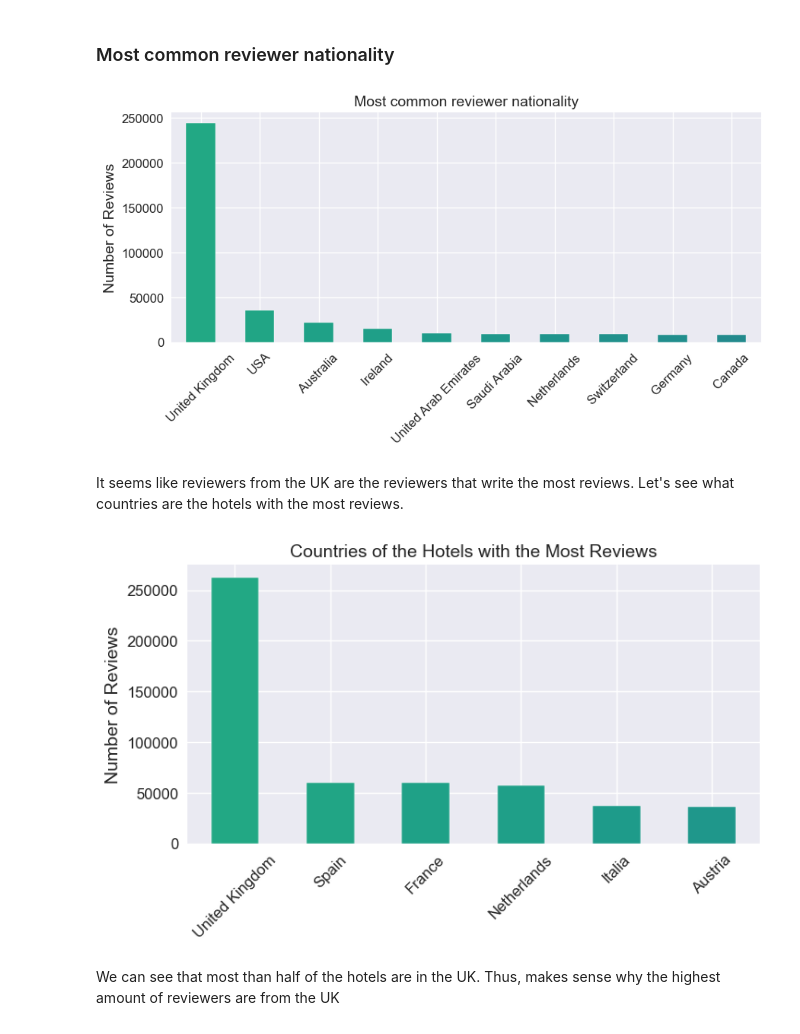
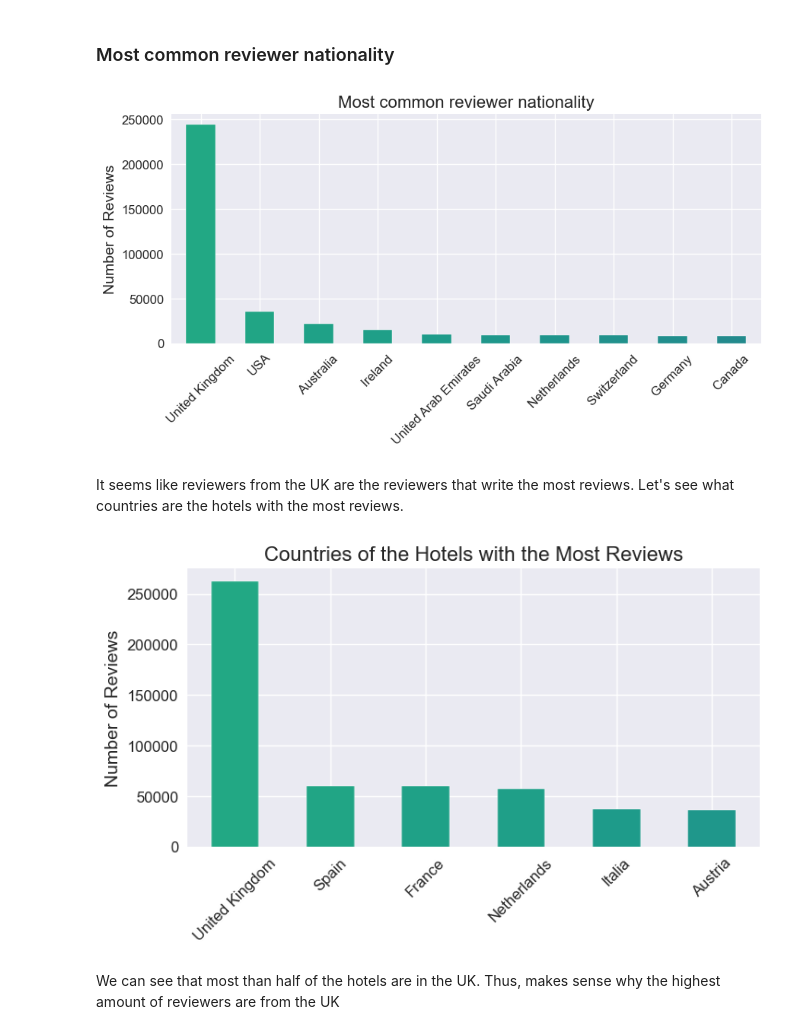
Before and after one commit to ismael-araujo/Hotel-Reviews-Analysis-Using-NLP, a Jupyter notebook: preprossessing/eda.ipynb, the cells around one changed output. Saved outputs shown, nothing was run; the diff lists cells and outputs as text; code cells hidden in the pictures.

```diff
--- a/preprossessing/eda.ipynb
+++ b/preprossessing/eda.ipynb
@@ -441,30 +441,30 @@ plt.style.use('seaborn')
 plt.figure(figsize=(10,4), dpi=100)
 df['Reviewer_Nationality'].value_counts().nlargest(10).sort_values(ascending=False).plot(kind='bar', color=color)
 plt.xticks(rotation=45)
-plt.title('Most common reviewer nationality',fontsize=14)
+plt.title('Most common reviewer nationality',fontsize=16)
 plt.ylabel('Number of Reviews',fontsize=14)
 plt.xticks(fontsize=12)
 plt.yticks(fontsize=12)
 plt.savefig('../images/nationality.png', bbox_inches = "tight", pad_inches=.5, dpi=300)
 plt.show()
 # %% [output]
-[figure, old version]
+[figure, new version]
 # %% [markdown]
 It seems like reviewers from the UK are the reviewers that write the most reviews. Let's see what countries are the hotels with the most reviews.
 # %%
 # Plotting countries where the hotels are
 plt.style.use('seaborn')
 plt.figure(figsize=(8,4), dpi=100)
 df['country'].value_counts().sort_values(ascending=False).plot(kind='bar', color=color)
 plt.xticks(rotation=45)
-plt.title('Countries of the Hotels with the Most Reviews',fontsize=14)
+plt.title('Countries of the Hotels with the Most Reviews',fontsize=16)
 plt.ylabel('Number of Reviews',fontsize=14)
 plt.xticks(fontsize=12)
 plt.yticks(fontsize=12)
 plt.savefig('../images/countries-hotels.png', bbox_inches = "tight", pad_inches=.5, dpi=300)
 plt.show()
 # %% [output]
-[figure, old version]
+[figure, new version]
 # %% [markdown]
 We can see that most than half of the hotels are in the UK. Thus, makes sense why the highest amount of reviewers are from the UK
 # %% [markdown]
```
Also changed, not shown: parts of 2 cells of this notebook, 4 other files.
